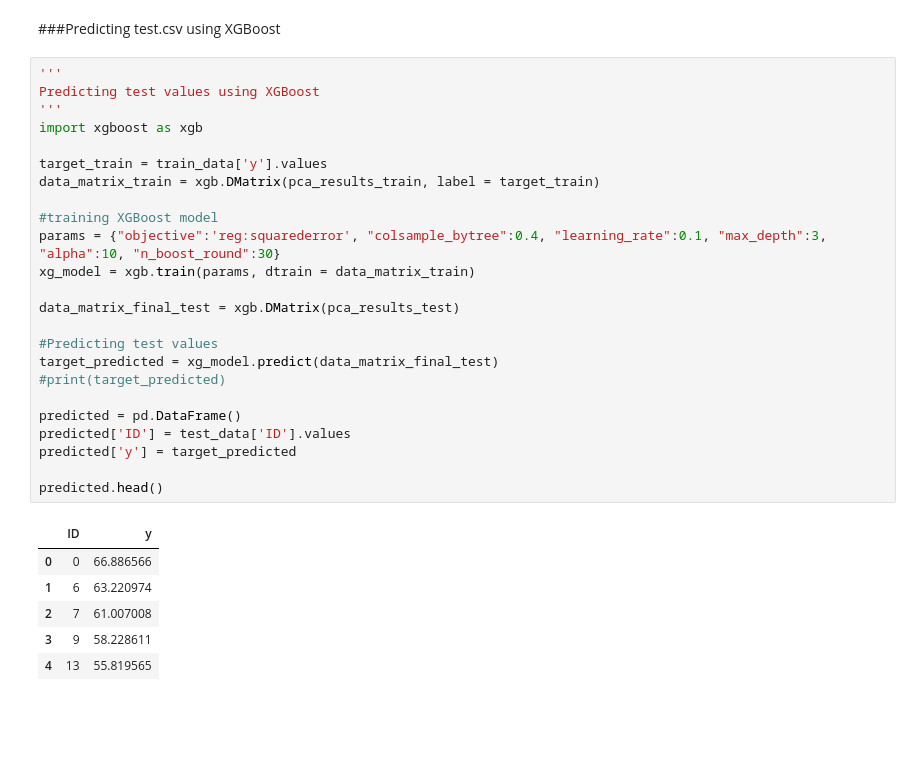
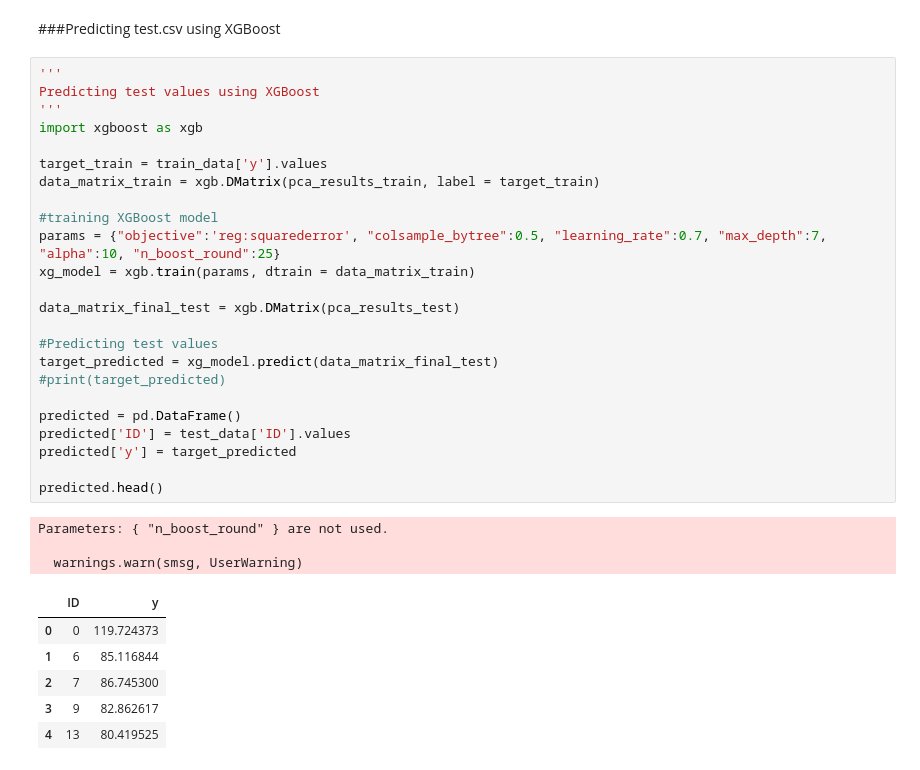
Before and after one commit to tanishqnalloju/Mercedes-BenzGreener, a Jupyter notebook: Mercedes_Benz_Greener_Manufacturing_Venkata_Sai_Tanishq_Nalloju.ipynb, the cells around one changed output. Cells and saved outputs as stored; diff of their text form; blank space fills up the shorter version.

```diff
--- a/Mercedes_Benz_Greener_Manufacturing_Venkata_Sai_Tanishq_Nalloju.ipynb
+++ b/Mercedes_Benz_Greener_Manufacturing_Venkata_Sai_Tanishq_Nalloju.ipynb
@@ -225,31 +252,34 @@ print(pca_results_train, pca_results_test)
 # %%
 '''
 Predicting test values using XGBoost
 '''
 import xgboost as xgb
 
 target_train = train_data['y'].values
 data_matrix_train = xgb.DMatrix(pca_results_train, label = target_train)
 
 #training XGBoost model
-params = {"objective":'reg:squarederror', "colsample_bytree":0.4, "learning_rate":0.1, "max_depth":3, "alpha":10, "n_boost_round":30}
+params = {"objective":'reg:squarederror', "colsample_bytree":0.5, "learning_rate":0.7, "max_depth":7, "alpha":10, "n_boost_round":25}
 xg_model = xgb.train(params, dtrain = data_matrix_train)
 
 data_matrix_final_test = xgb.DMatrix(pca_results_test)
 
 #Predicting test values
 target_predicted = xg_model.predict(data_matrix_final_test)
 #print(target_predicted)
 
 predicted = pd.DataFrame()
 predicted['ID'] = test_data['ID'].values
 predicted['y'] = target_predicted
 
 predicted.head()
 # %% [output]
+Parameters: { "n_boost_round" } are not used.
+
+  warnings.warn(smsg, UserWarning)
 |  | ID | y |
-| 0 | 0 | 66.886566 |
-| 1 | 6 | 63.220974 |
-| 2 | 7 | 61.007008 |
-| 3 | 9 | 58.228611 |
-| 4 | 13 | 55.819565 |
+| 0 | 0 | 119.724373 |
+| 1 | 6 | 85.116844 |
+| 2 | 7 | 86.745300 |
+| 3 | 9 | 82.862617 |
+| 4 | 13 | 80.419525 |
```
Also changed, not shown: parts of 10 cells of this notebook.
